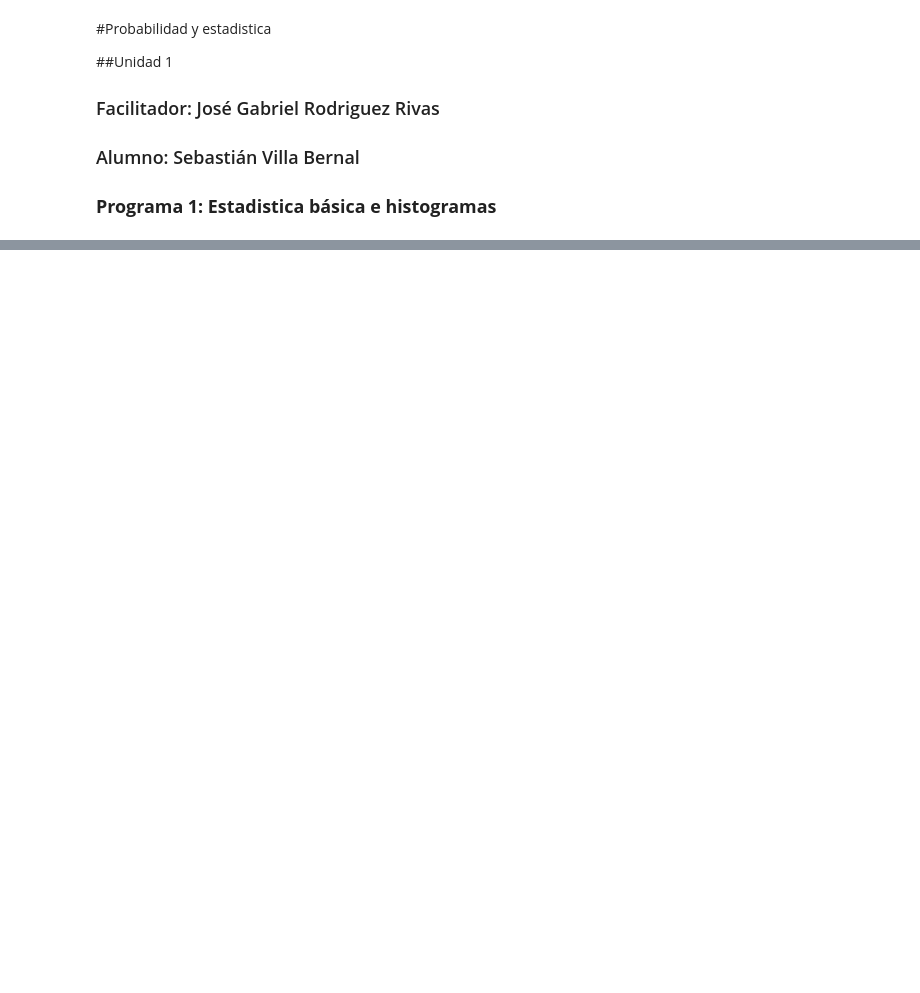
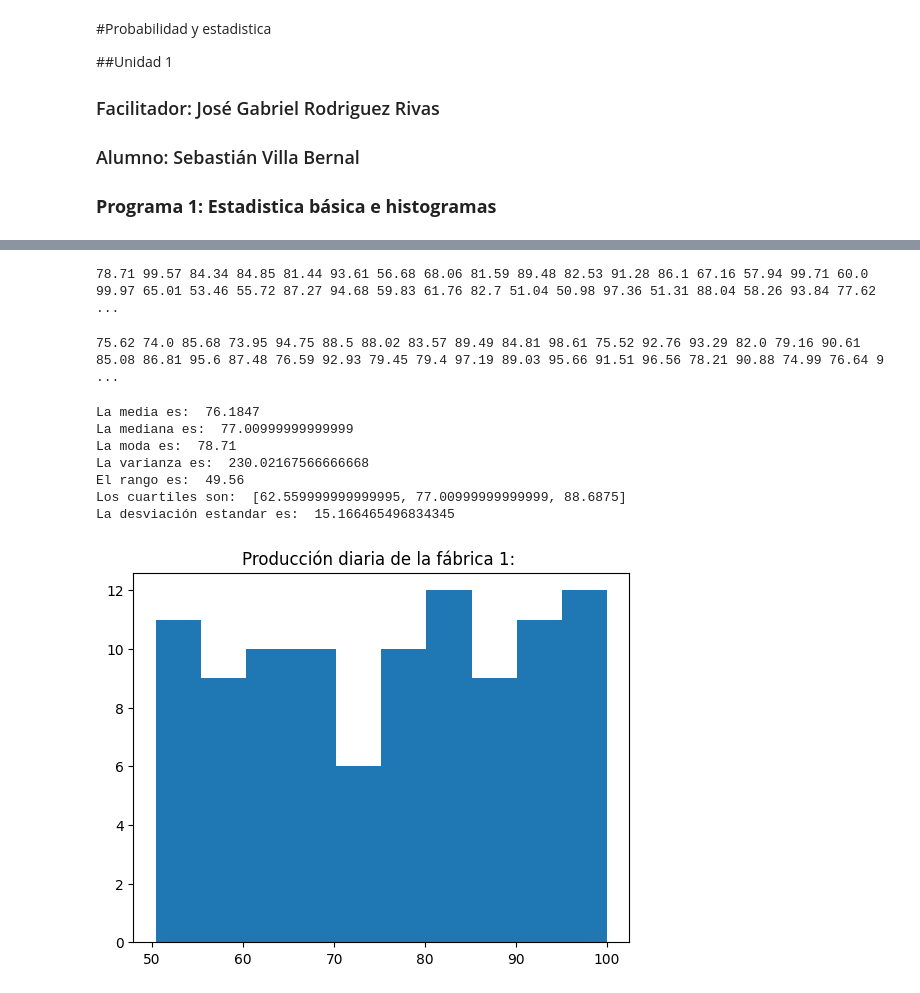
Before and after one commit to KlGamers/Probabilidad-y-Estadistica, a Jupyter notebook: U1/U1_P1.ipynb, the cells around one changed output, grey strips where cells are left out. Saved outputs shown, nothing was run; the diff lists cells and outputs as text; code cells hidden in the pictures; blank space fills up the shorter version.

```diff
--- a/U1/U1_P1.ipynb
+++ b/U1/U1_P1.ipynb
@@ -23,0 +60,48 @@ La media de la lista del grupo es: 83.27272727272727
+# %%
+import random
+
+f1=[]
+for i in range(100):
+  na = round(random.uniform(50, 100), 2)
+  f1.append(na)
+print(' '.join(map(str, f1)))
+# %% [output]
+78.71 99.57 84.34 84.85 81.44 93.61 56.68 68.06 81.59 89.48 82.53 91.28 86.1 67.16 57.94 99.71 60.0 99.97 65.01 53.46 55.72 87.27 94.68 59.83 61.76 82.7 51.04 50.98 97.36 51.31 88.04 58.26 93.84 77.62 ...
+# %%
+import random
+
+f2=[]
+for i in range(100):
+  na = round(random.uniform(70, 100), 2)
+  f2.append(na)
+print(' '.join(map(str, f2)))
+# %% [output]
+75.62 74.0 85.68 73.95 94.75 88.5 88.02 83.57 89.49 84.81 98.61 75.52 92.76 93.29 82.0 79.16 90.61 85.08 86.81 95.6 87.48 76.59 92.93 79.45 79.4 97.19 89.03 95.66 91.51 96.56 78.21 90.88 74.99 76.64 9 ...
+# %%
+import matplotlib.pyplot as plt
+
+plt.hist(f1)
+plt.title("Producción diaria de la fábrica 1: ")
+
+print("La media es: ", sum(f1)/len(f1))
+
+print("La mediana es: ", median(f1))
+
+print("La moda es: ", mode(f1))
+
+print("La varianza es: ", variance(f1))
+
+print("El rango es: ", max(f1) - min(f1))
+
+print("Los cuartiles son: ", quantiles(f1, n=4))
+
+print("La desviación estandar es: ", stdev(f1))
+# %% [output]
+La media es:  76.1847
+La mediana es:  77.00999999999999
+La moda es:  78.71
+La varianza es:  230.02167566666668
+El rango es:  49.56
+Los cuartiles son:  [62.559999999999995, 77.00999999999999, 88.6875]
+La desviación estandar es:  15.166465496834345
+[figure, added]
```
Also changed, not shown: parts of 4 cells of this notebook.
